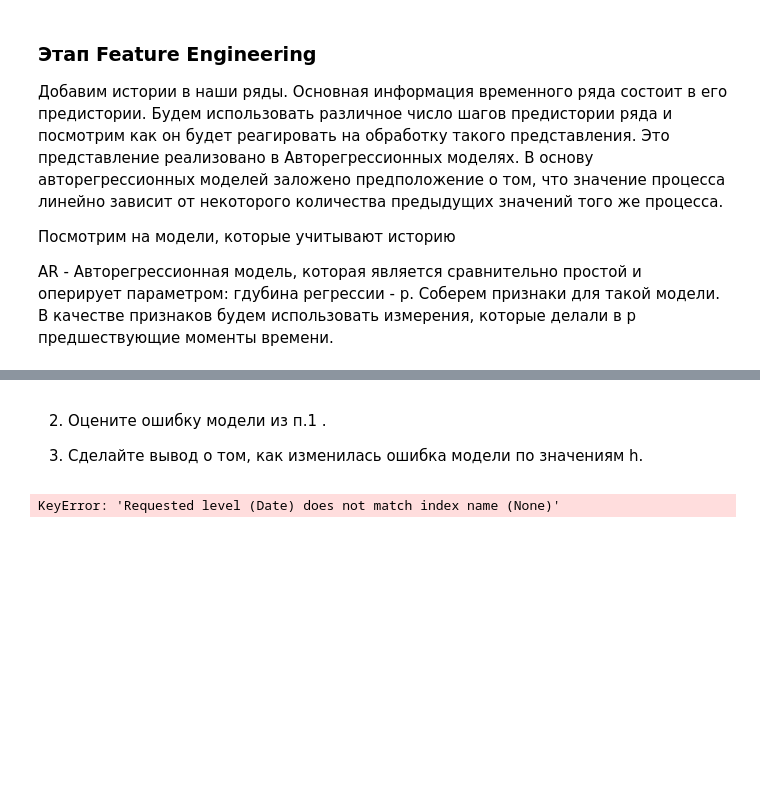
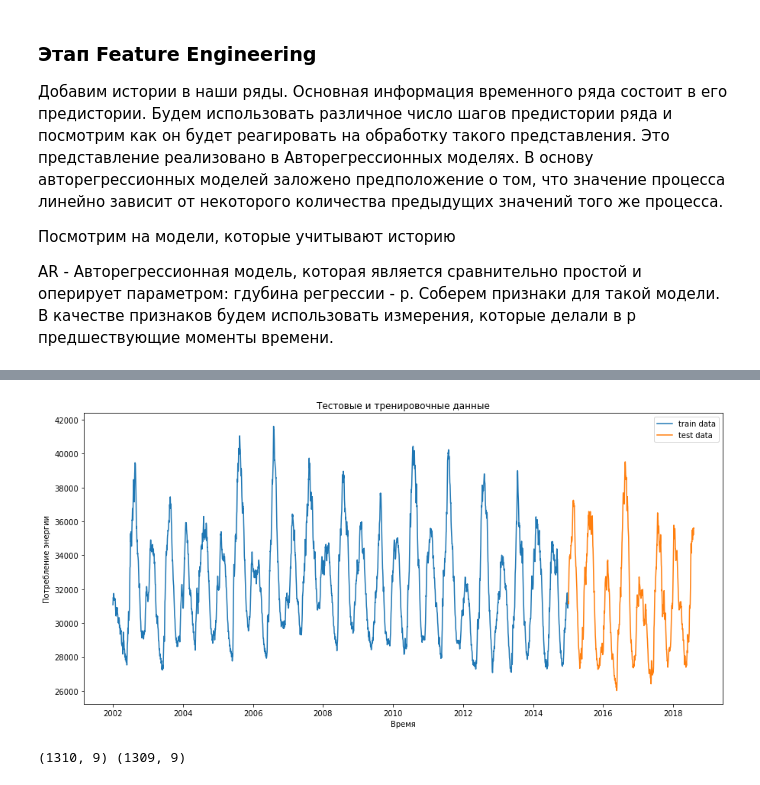
Before and after one commit to mikhachev/Data-Science-Python, a Jupyter notebook: MLB_hw2_converting_features.ipynb, the cells around one changed output, grey strips where cells are left out. Cells and saved outputs as stored; diff of their text form; code cells hidden in the pictures; blank space fills up the shorter version.

```diff
--- a/MLB_hw2_converting_features.ipynb
+++ b/MLB_hw2_converting_features.ipynb
@@ -725,15 +226,0 @@ DF_energy
-# %%
-e_data=data.resample('D').mean()
-
-data_exp_1 = exponential_smoothing(e_data['PJME_MW']  , 0.05)
-plt.figure(figsize=(20, 9))
-plt.plot(d_data.index[:500], d_data['PJME_MW'].values[:500], '.b',label='исходный ряд')
-
-plt.plot(d_data.index[:500],d_data['PJME_MW'].values[:500] - data_exp_1[:500] , color = 'green', label="без сезона по экспоненциальному сглаживанию");
-
-plt.plot(d_data.index[:500],data_exp_1[:500] , color = 'red', label="экспоненциальное сглаживание сезон");
-
-plt.xlabel('time')
-plt.ylabel('MW')
-plt.legend()
-plt.title('PJME_MW')
@@ -772,8 +233,8 @@ data_seson_free.head()
 
 AR - Авторегрессионная модель, которая является сравнительно простой и оперирует параметром: гдубина регрессии - р. Соберем признаки для такой модели. В качестве признаков будем использовать измерения, которые делали в р предшествующие моменты времени.
 # %%
-df2= pd.DataFrame(energy_ar_exp_1)
-df2.head()
+df2= pd.DataFrame(data_exp_1)
+print(df2.head())
  # добавили историю на глубину 3 измерения от текущего (р=3)
 df2['t'] = 0
 df2.iloc[1:,1]=df2.iloc[:-1,0].values
@@ -781,7 +242,7 @@ df2['t1']=0
 df2.iloc[2:,2]=df2.iloc[:-2,0].values
 df2['t2']=0
 df2.iloc[3:,3]=df2.iloc[:-3,0].values
-df2['t30']=0
+df2['t7']=0
 df2.iloc[7:,4]=df2.iloc[:-7,0].values
 df2.fillna(0)
 
@@ -793,3 +254,4 @@ df2['exp_0_08'] = exponential_smoothing(df2[0], 0.08)
 # добавим разности - 1-й порядок
 df2['diff1'] = 0
 df2['diff1'].iloc[1:] = df2.iloc[:-1,0]-df2.iloc[1:,0]
+df2.head()
@@ -805,4 +276,0 @@ df2.head()
-# %% [markdown]
-2. Оцените ошибку модели из п.1 .
-
-3. Сделайте вывод о том, как изменилась ошибка модели по значениям h.
@@ -809,31 +286,32 @@ df2.head()
 # %%
 from sklearn.ensemble import GradientBoostingRegressor
 from sklearn.preprocessing import StandardScaler
 
-from sklearn.metrics import mean_absolute_error, mean_squared_error, median_absolute_error, r2_score
-scl =StandardScaler()
-scly =StandardScaler()
+scl = StandardScaler()
+scly = StandardScaler()
 
 # сделаем примеры и модель
 def split_data_b( data, split_date ):
     return data.loc[data.index.get_level_values('Date') <= split_date].copy(), \
            data.loc[data.index.get_level_values('Date') >  split_date].copy()
 
-train_e, test_e = split_data_b(df2, '01-01-2015')
+train, test = split_data_b(df2, '2015-01-01')
 
-X_train_e = train_e.iloc[:-1,:]
-y_train_e = train_e[df.columns[0]].values[1:]
-X_test_e = test_e.iloc[:-1,:]
-y_test_e = test_e[df.columns[0]].values[1:]
+X_train = train.iloc[:-1,:]
+y_train = train[df2.columns[0]].values[1:]
+X_test = test.iloc[:-1,:]
+y_test = test[df2.columns[0]].values[1:]
 
 
 plt.figure( figsize=( 15, 7 ))
 plt.xlabel('Время')
 plt.ylabel('Потребление энергии')
-plt.plot(train_e.index.get_level_values('Date'),train_b[df2.columns[0]], label='train data' )
-plt.plot(test_e.index.get_level_values('Date'),test_b[df2.columns[0]], label='test data')
+plt.plot(train.index.get_level_values('Date'),train[df2.columns[0]], label='train data' )
+plt.plot(test.index.get_level_values('Date'),test[df2.columns[0]], label='test data')
 plt.title( 'Тестовые и тренировочные данные' )
 plt.legend()
 plt.show()
+print(test_e.shape, X_test_e.shape)
 # %% [output]
+[figure, added]
-KeyError: 'Requested level (Date) does not match index name (None)'
+(1310, 9) (1309, 9)
```
Also changed, not shown: parts of 87 cells of this notebook.
